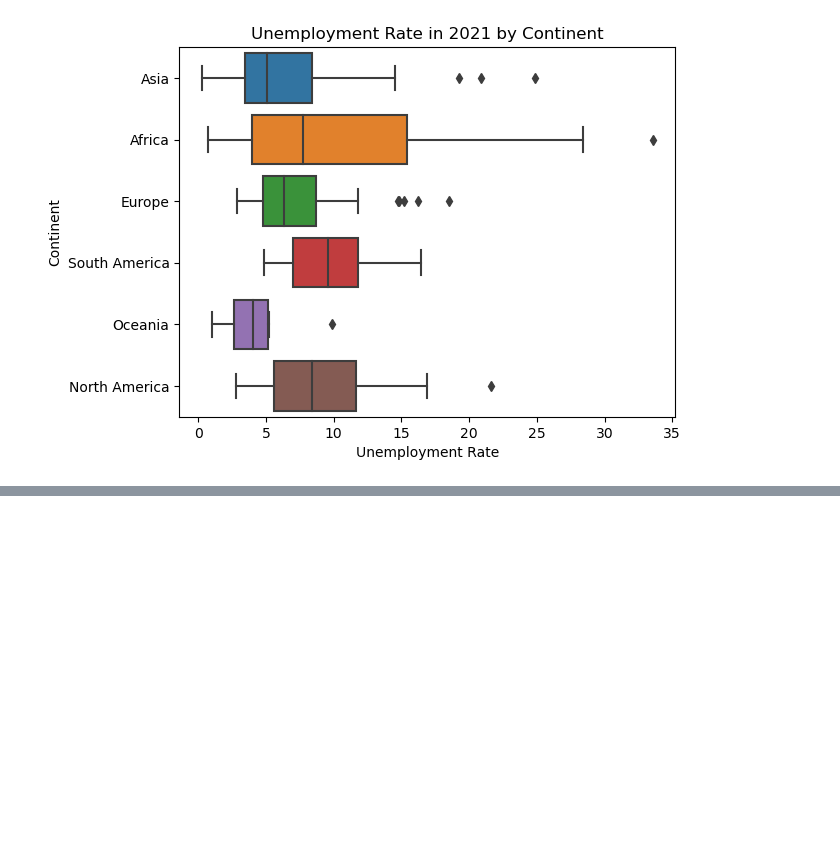
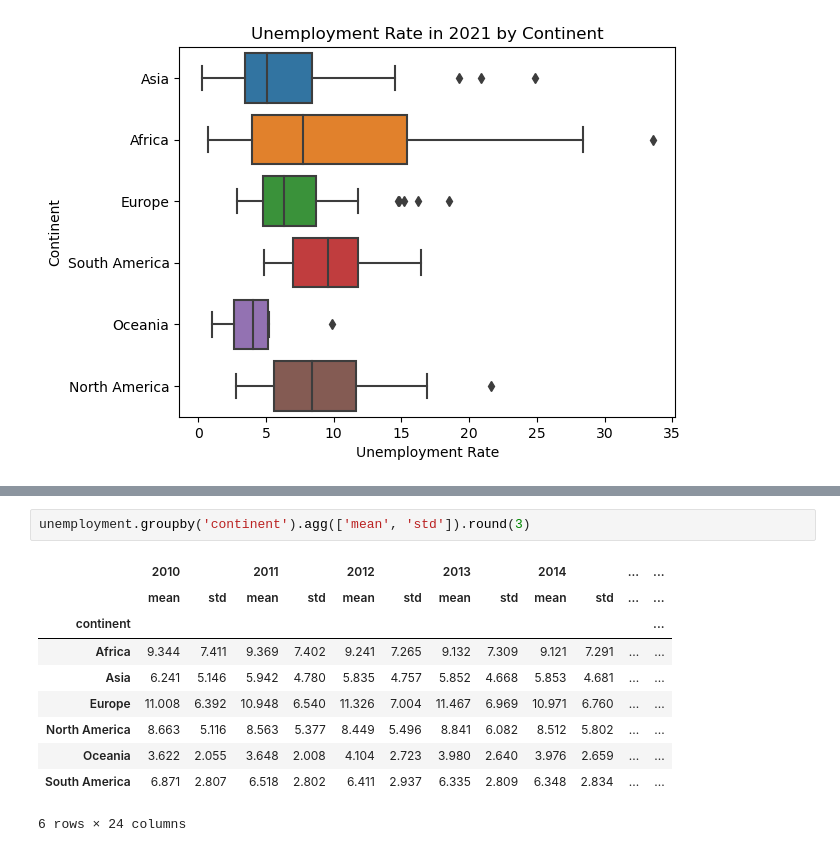
Before and after one commit to mezamateoj/DataProjects, a Jupyter notebook: EDA-Study/first_explorations.ipynb, the cells around one changed output, grey strips where cells are left out. Saved outputs shown, nothing was run; the diff lists cells and outputs as text; blank space fills up the shorter version.

```diff
--- a/EDA-Study/main.ipynb
+++ b/EDA-Study/first_explorations.ipynb
@@ -228,0 +281,13 @@ plt.show()
+# %%
+unemployment.groupby('continent').agg(['mean', 'std']).round(3)
+# %% [output]
+|  | 2010 |  | 2011 |  | 2012 |  | 2013 |  | 2014 |  | ... | ... |
+|  | mean | std | mean | std | mean | std | mean | std | mean | std | ... | ... |
+| continent |  |  |  |  |  |  |  |  |  |  |  | ... |
+| Africa | 9.344 | 7.411 | 9.369 | 7.402 | 9.241 | 7.265 | 9.132 | 7.309 | 9.121 | 7.291 | ... | ... |
+| Asia | 6.241 | 5.146 | 5.942 | 4.780 | 5.835 | 4.757 | 5.852 | 4.668 | 5.853 | 4.681 | ... | ... |
+| Europe | 11.008 | 6.392 | 10.948 | 6.540 | 11.326 | 7.004 | 11.467 | 6.969 | 10.971 | 6.760 | ... | ... |
+| North America | 8.663 | 5.116 | 8.563 | 5.377 | 8.449 | 5.496 | 8.841 | 6.082 | 8.512 | 5.802 | ... | ... |
+| Oceania | 3.622 | 2.055 | 3.648 | 2.008 | 4.104 | 2.723 | 3.980 | 2.640 | 3.976 | 2.659 | ... | ... |
+| South America | 6.871 | 2.807 | 6.518 | 2.802 | 6.411 | 2.937 | 6.335 | 2.809 | 6.348 | 2.834 | ... | ... |
+6 rows × 24 columns
```
Also changed, not shown: parts of 9 cells of this notebook.
